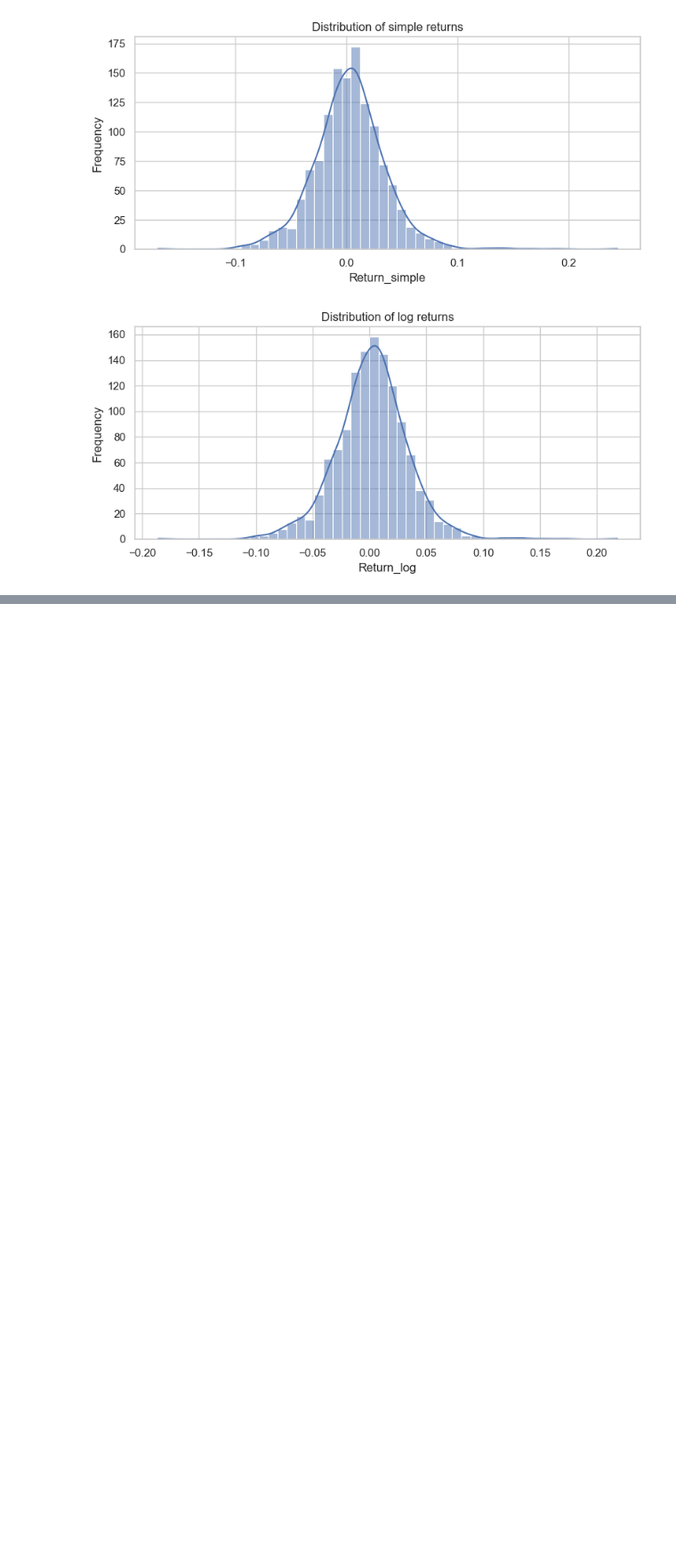
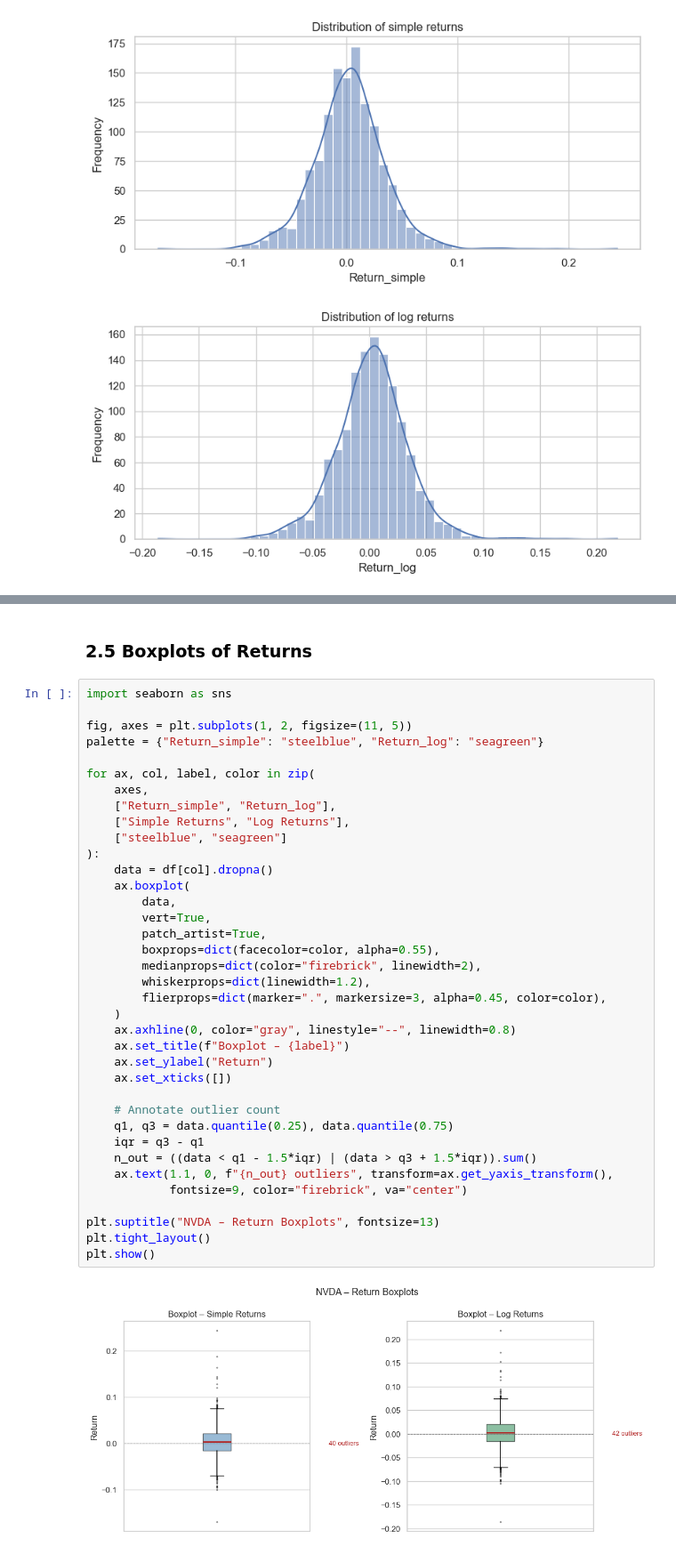
Before and after one commit to AssylbekO/NVDA, a Jupyter notebook: src/main.ipynb, the cells around one changed output, grey strips where cells are left out. Shown at 89% size. Cells and saved outputs as stored; diff of their text form; blank space fills up the shorter version.

```diff
--- a/src/main.ipynb
+++ b/src/main.ipynb
@@ -160,0 +257,41 @@ plot_distribution(df, column="Return_log", title="Distribution of log returns")
+# %% [markdown]
+### 2.5 Boxplots of Returns
+# %%
+import seaborn as sns
+
+fig, axes = plt.subplots(1, 2, figsize=(11, 5))
+palette = {"Return_simple": "steelblue", "Return_log": "seagreen"}
+
+for ax, col, label, color in zip(
+    axes,
+    ["Return_simple", "Return_log"],
+    ["Simple Returns", "Log Returns"],
+    ["steelblue", "seagreen"]
+):
+    data = df[col].dropna()
+    ax.boxplot(
+        data,
+        vert=True,
+        patch_artist=True,
+        boxprops=dict(facecolor=color, alpha=0.55),
+        medianprops=dict(color="firebrick", linewidth=2),
+        whiskerprops=dict(linewidth=1.2),
+        flierprops=dict(marker=".", markersize=3, alpha=0.45, color=color),
+    )
+    ax.axhline(0, color="gray", linestyle="--", linewidth=0.8)
+    ax.set_title(f"Boxplot – {label}")
+    ax.set_ylabel("Return")
+    ax.set_xticks([])
+
+    # Annotate outlier count
+    q1, q3 = data.quantile(0.25), data.quantile(0.75)
+    iqr = q3 - q1
+    n_out = ((data < q1 - 1.5*iqr) | (data > q3 + 1.5*iqr)).sum()
+    ax.text(1.1, 0, f"{n_out} outliers", transform=ax.get_yaxis_transform(),
+            fontsize=9, color="firebrick", va="center")
+
+plt.suptitle("NVDA – Return Boxplots", fontsize=13)
+plt.tight_layout()
+plt.show()
+# %% [output]
+[figure, added]
```
Also changed, not shown: parts of 21 cells of this notebook.
